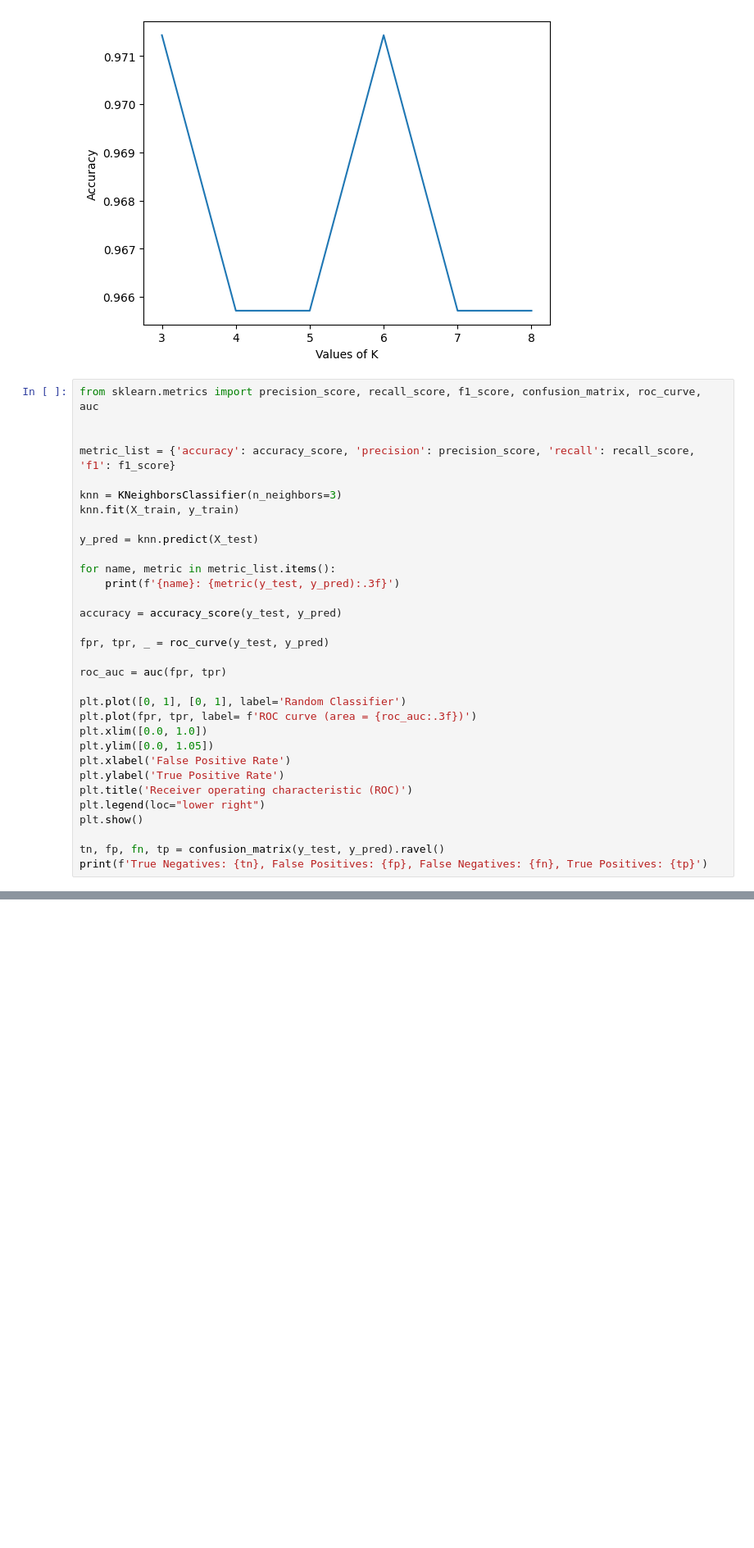
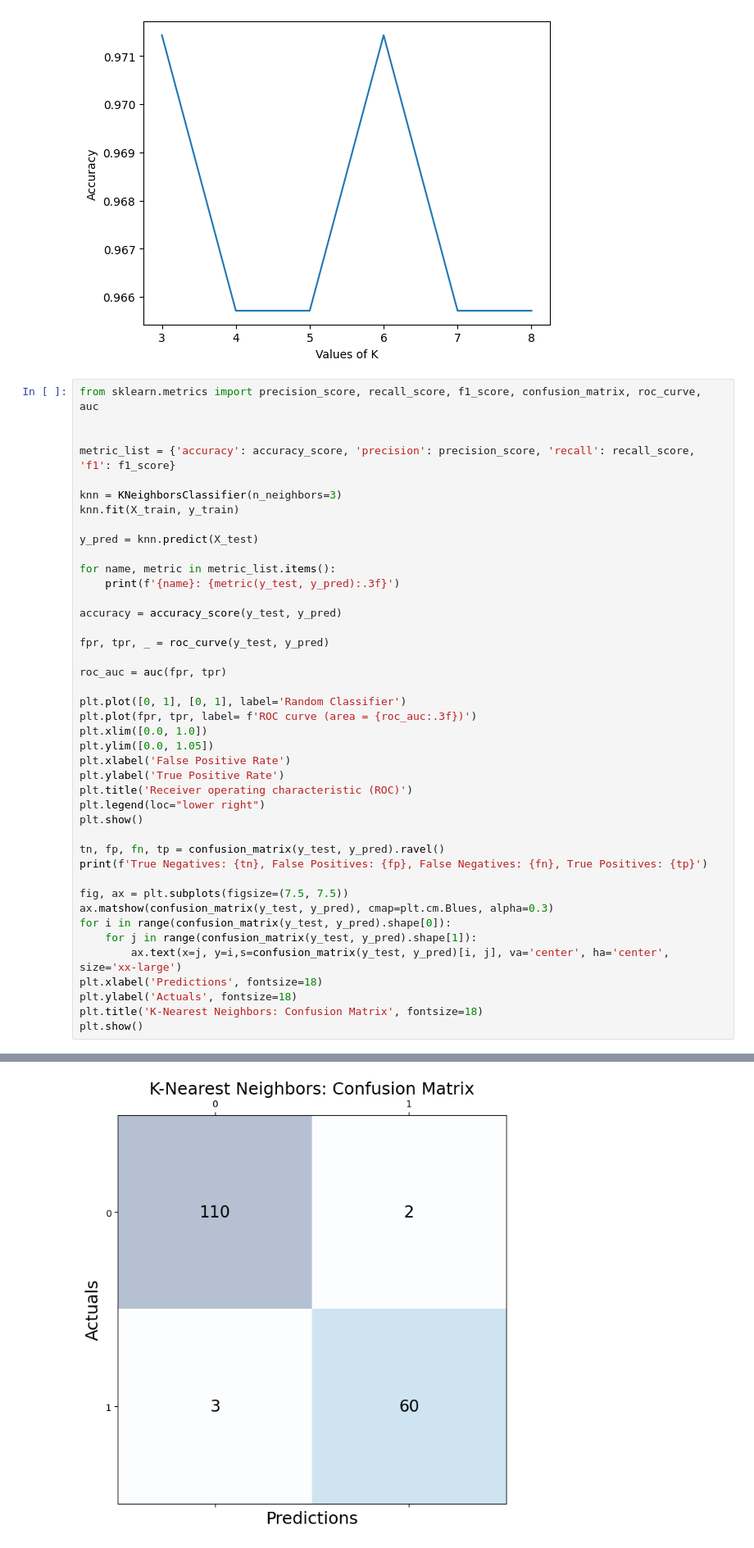
Before and after one commit to alejandroarmas/applied-ml, a Jupyter notebook: HW3/k_nearest_neighbors.ipynb, the cells around one changed output, grey strips where cells are left out. Shown at 82% size. Saved outputs shown, nothing was run; the diff lists cells and outputs as text; blank space fills up the shorter version.

```diff
--- a/HW3/k_nearest_neighbors.ipynb
+++ b/HW3/k_nearest_neighbors.ipynb
@@ -122,30 +115,41 @@ knn.fit(X_train, y_train)
 y_pred = knn.predict(X_test)
 
 for name, metric in metric_list.items():
     print(f'{name}: {metric(y_test, y_pred):.3f}')
 
 accuracy = accuracy_score(y_test, y_pred)
 
 fpr, tpr, _ = roc_curve(y_test, y_pred)
 
 roc_auc = auc(fpr, tpr)
 
 plt.plot([0, 1], [0, 1], label='Random Classifier')
 plt.plot(fpr, tpr, label= f'ROC curve (area = {roc_auc:.3f})')
 plt.xlim([0.0, 1.0])
 plt.ylim([0.0, 1.05])
 plt.xlabel('False Positive Rate')
 plt.ylabel('True Positive Rate')
 plt.title('Receiver operating characteristic (ROC)')
 plt.legend(loc="lower right")
 plt.show()
 
 tn, fp, fn, tp = confusion_matrix(y_test, y_pred).ravel()
 print(f'True Negatives: {tn}, False Positives: {fp}, False Negatives: {fn}, True Positives: {tp}')
+
+fig, ax = plt.subplots(figsize=(7.5, 7.5))
+ax.matshow(confusion_matrix(y_test, y_pred), cmap=plt.cm.Blues, alpha=0.3)
+for i in range(confusion_matrix(y_test, y_pred).shape[0]):
+    for j in range(confusion_matrix(y_test, y_pred).shape[1]):
+        ax.text(x=j, y=i,s=confusion_matrix(y_test, y_pred)[i, j], va='center', ha='center', size='xx-large')
+plt.xlabel('Predictions', fontsize=18)
+plt.ylabel('Actuals', fontsize=18)
+plt.title('K-Nearest Neighbors: Confusion Matrix', fontsize=18)
+plt.show()
 # %% [output]
 accuracy: 0.971
 precision: 0.968
 recall: 0.952
 f1: 0.960
 [figure]
 True Negatives: 110, False Positives: 2, False Negatives: 3, True Positives: 60
+[figure, added]
```
Also changed, not shown: parts of 1 cell of this notebook, 1 other file.
